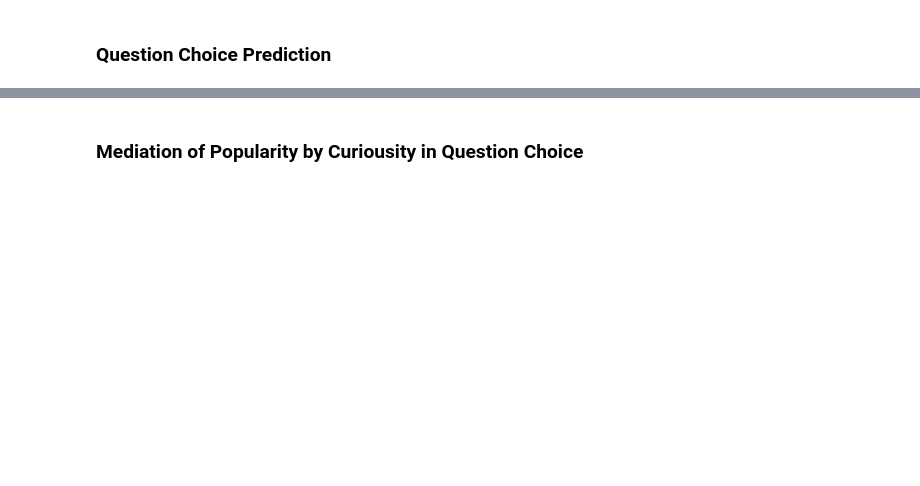
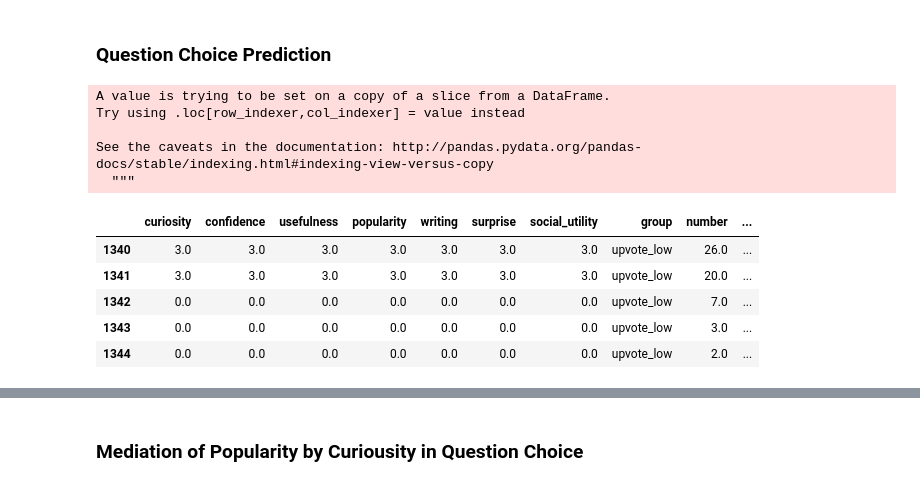
Before and after one commit to hermish/concepts-research, a Jupyter notebook: analysis/9-randomized-final/2-analysis.ipynb, the cells around one changed output, grey strips where cells are left out. Cells and saved outputs as stored; diff of their text form; code cells hidden in the pictures; blank space fills up the shorter version.

```diff
--- a/analysis/9-randomized-final/2-analysis.ipynb
+++ b/analysis/9-randomized-final/2-analysis.ipynb
@@ -363,7 +360,22 @@ print(stats.binom_test(27, 50, alternative='greater'))
 # %%
 upvote_question_data = question_data[
     (question_data.group == 'upvote_high') |
     (question_data.group == 'upvote_low')]
+upvote_question_data['votes'] = upvote_question_data.apply(
+    lambda row: int(row['group'] == 'upvote_high'), axis=1)
+upvote_question_data.head()
+# %% [output]
+A value is trying to be set on a copy of a slice from a DataFrame.
+Try using .loc[row_indexer,col_indexer] = value instead
+
+See the caveats in the documentation: http://pandas.pydata.org/pandas-docs/stable/indexing.html#indexing-view-versus-copy
+  """
+|  | curiosity | confidence | usefulness | popularity | writing | surprise | social_utility | group | number | ... |
+| 1340 | 3.0 | 3.0 | 3.0 | 3.0 | 3.0 | 3.0 | 3.0 | upvote_low | 26.0 | ... |
+| 1341 | 3.0 | 3.0 | 3.0 | 3.0 | 3.0 | 3.0 | 3.0 | upvote_low | 20.0 | ... |
+| 1342 | 0.0 | 0.0 | 0.0 | 0.0 | 0.0 | 0.0 | 0.0 | upvote_low | 7.0 | ... |
+| 1343 | 0.0 | 0.0 | 0.0 | 0.0 | 0.0 | 0.0 | 0.0 | upvote_low | 3.0 | ... |
+| 1344 | 0.0 | 0.0 | 0.0 | 0.0 | 0.0 | 0.0 | 0.0 | upvote_low | 2.0 | ... |
 # %%
 all_predictors = [
     'curiosity', 'confidence', 'usefulness', 'popularity',
```
Also changed, not shown: parts of 10 cells of this notebook, 46 other files.
